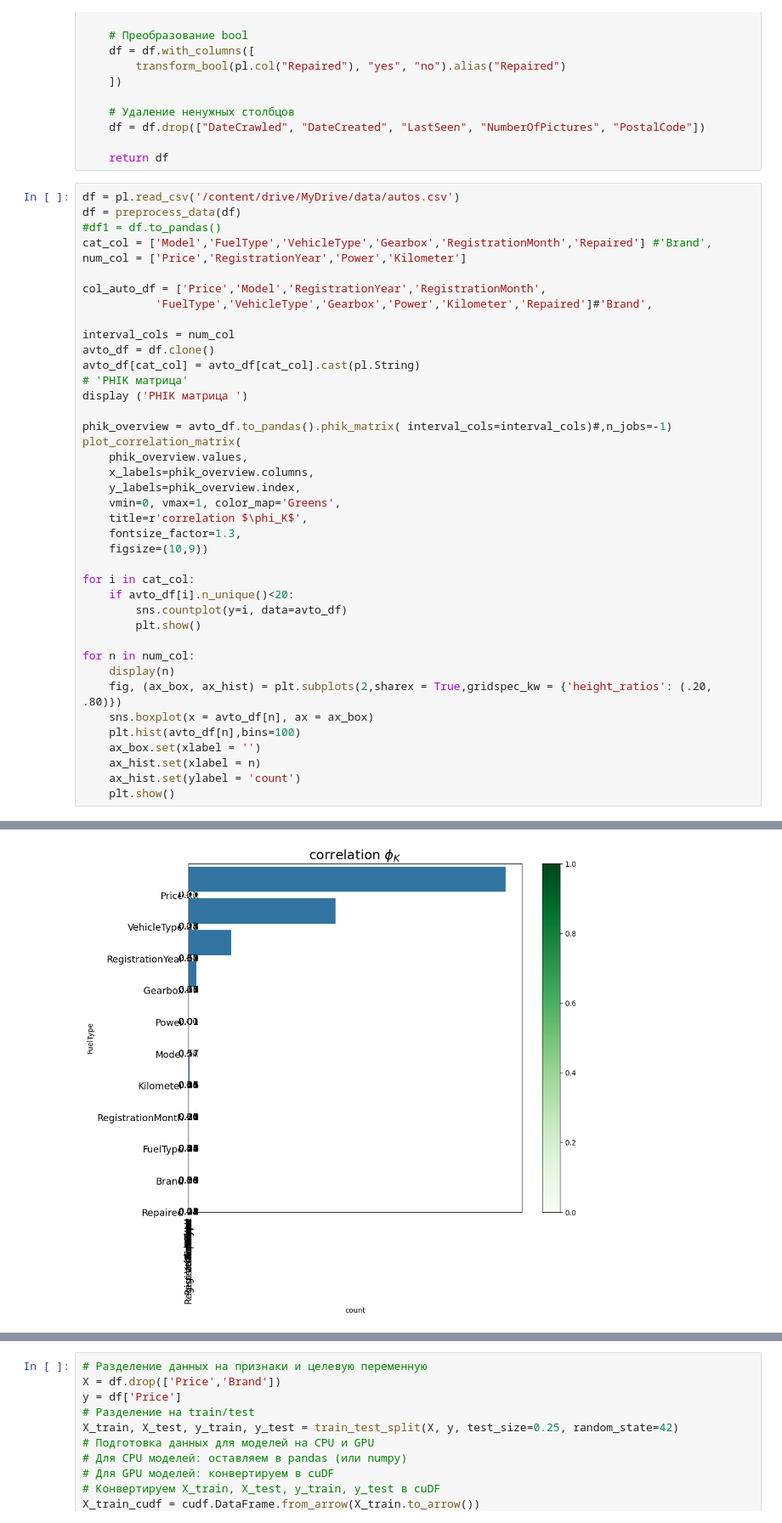
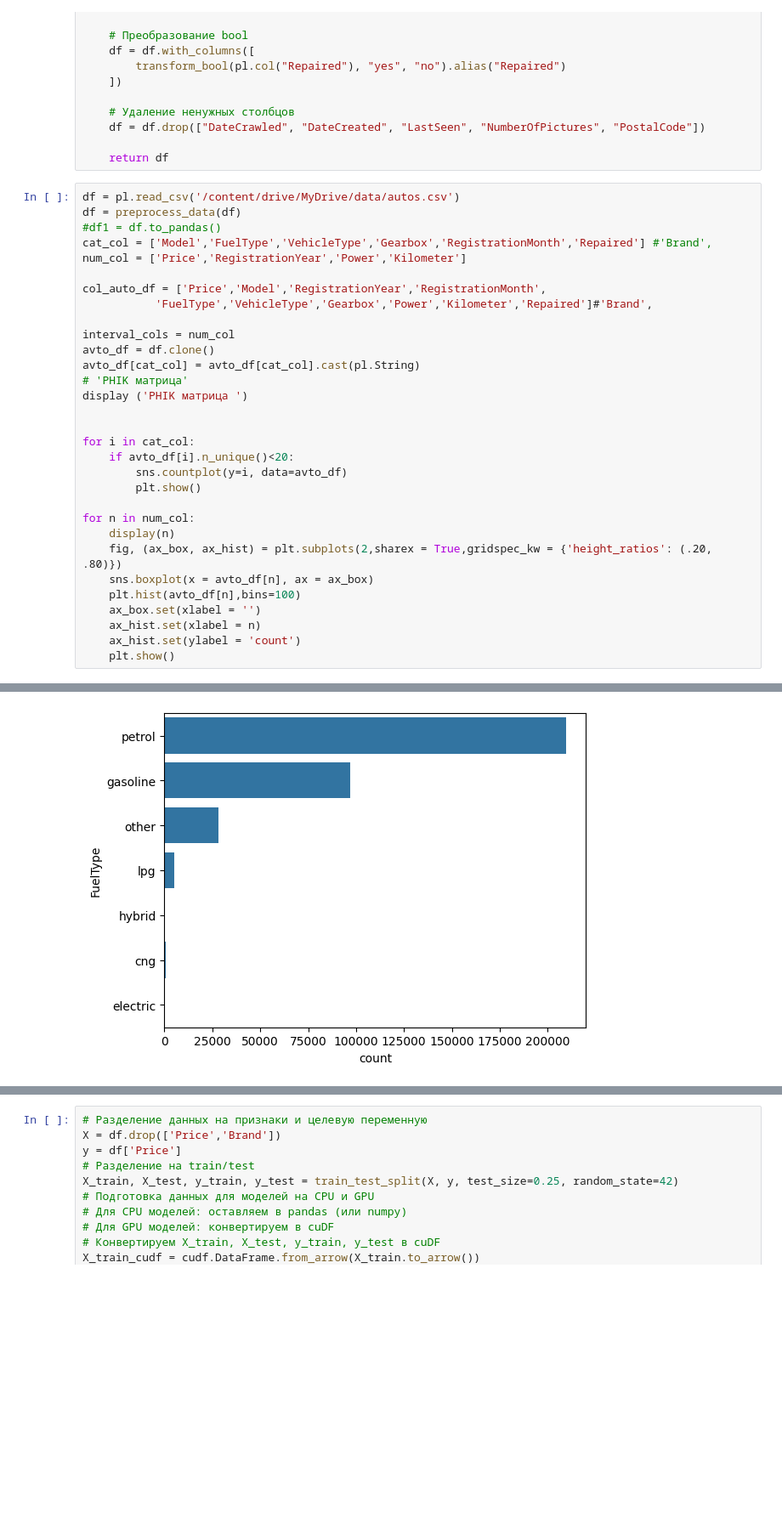
Before and after one commit to Mihail-Chr/projects, a Jupyter notebook: ML/car_cost/car_deep_gpu.ipynb, the cells around one changed output, grey strips where cells are left out. Shown at 85% size. Drawn from its saved outputs; the diff is of its cells as text; blank space fills up the shorter version.

```diff
--- a/ML/car_cost/car_deep_gpu.ipynb
+++ b/ML/car_cost/car_deep_gpu.ipynb
@@ -166,40 +158,31 @@ df = preprocess_data(df)
 #df1 = df.to_pandas()
 cat_col = ['Model','FuelType','VehicleType','Gearbox','RegistrationMonth','Repaired'] #'Brand',
 num_col = ['Price','RegistrationYear','Power','Kilometer']
 
 col_auto_df = ['Price','Model','RegistrationYear','RegistrationMonth',
            'FuelType','VehicleType','Gearbox','Power','Kilometer','Repaired']#'Brand',
 
 interval_cols = num_col
 avto_df = df.clone()
 avto_df[cat_col] = avto_df[cat_col].cast(pl.String)
 # 'PHIK матрица'
 display ('PHIK матрица ')
 
-phik_overview = avto_df.to_pandas().phik_matrix( interval_cols=interval_cols)#,n_jobs=-1)
-plot_correlation_matrix(
-    phik_overview.values,
-    x_labels=phik_overview.columns,
-    y_labels=phik_overview.index,
-    vmin=0, vmax=1, color_map='Greens',
-    title=r'correlation $\phi_K$',
-    fontsize_factor=1.3,
-    figsize=(10,9))
 
 for i in cat_col:
     if avto_df[i].n_unique()<20:
         sns.countplot(y=i, data=avto_df)
         plt.show()
 
 for n in num_col:
     display(n)
     fig, (ax_box, ax_hist) = plt.subplots(2,sharex = True,gridspec_kw = {'height_ratios': (.20, .80)})
     sns.boxplot(x = avto_df[n], ax = ax_box)
     plt.hist(avto_df[n],bins=100)
     ax_box.set(xlabel = '')
     ax_hist.set(xlabel = n)
     ax_hist.set(ylabel = 'count')
     plt.show()
 # %% [output]
 'PHIK матрица '
-[figure, old version]
+[figure, new version]
```
Also changed, not shown: parts of 11 cells of this notebook.
